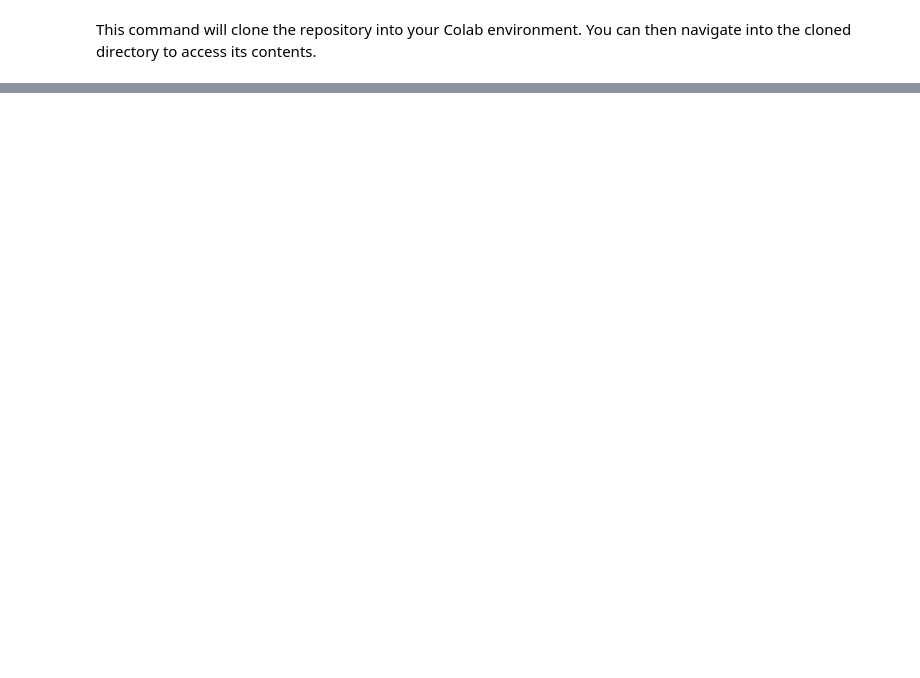
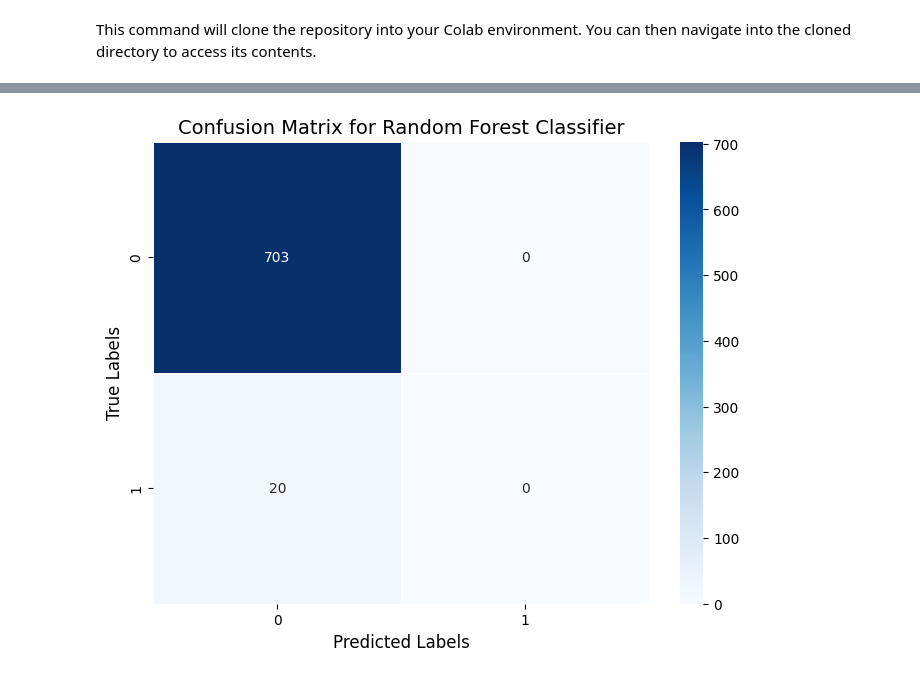
Before and after one commit to Juanchumu/Aprender2016-2024, a Jupyter notebook: notebooks/colab/GeneracionDeCategorias.ipynb, the cells around one changed output, grey strips where cells are left out. Cells and saved outputs as stored; diff of their text form; code cells hidden in the pictures; blank space fills up the shorter version.

Commit message:
modelado en colab

```diff
--- a/notebooks/colab/GeneracionDeCategorias.ipynb
+++ b/notebooks/colab/GeneracionDeCategorias.ipynb
@@ -895,0 +137,2 @@ Passing `palette` without assigning `hue` is deprecated and will be removed in v
+# %%
+df['recuento'] = df['ap01_Abril'] + df['ap01_Agosto'] + df['ap01_Blanco'] + df['ap01_Diciembre'] + df['ap01_Enero'] + df['ap01_Febrero'] + df['ap01_Julio'] + df['ap01_Junio'] + df['ap01_Marzo'] + df['ap01_Mayo'] + df['ap01_Multimarca'] + df['ap01_No_disponible'] + df['ap01_Noviembre'] + df['ap01_Octubre'] + df['ap01_Septiembre']
@@ -895,0 +141,15 @@ Passing `palette` without assigning `hue` is deprecated and will be removed in v
+# %%
+
+
+# Define the features (X) and the target (y)
+columnas_a_eliminar = ['m_rendimiento','l_rendimiento','matematica_suma', 'lengua_suma', 'm_bueno','l_bueno','sector_binario'] + cols_target
+X = df.drop(columns=columnas_a_eliminar)
+y = df['m_rendimiento']
+z = df['l_rendimiento']
+# Split the data into training and testing sets (80% train, 20% test)
+X_train, X_test, y_train, y_test = train_test_split(X, y, test_size=0.2, random_state=42)
+
+print(f"X_train shape: {X_train.shape}")
+print(f"X_test shape: {X_test.shape}")
+print(f"y_train shape: {y_train.shape}")
+print(f"y_test shape: {y_test.shape}")
@@ -895,0 +441,67 @@ Passing `palette` without assigning `hue` is deprecated and will be removed in v
+# %%
+# Split the data into training and testing sets (80% train, 20% test)
+X_train, X_test, y_train, y_test = train_test_split(X, z, test_size=0.2, random_state=42)
+# Initialize the Random Forest Classifier
+rf_classifier = RandomForestClassifier(n_estimators=100, random_state=42) # You can tune n_estimators and other parameters
+
+# Train the model
+rf_classifier.fit(X_train, y_train)
+# Make predictions on the test set
+y_pred_rf = rf_classifier.predict(X_test)
+
+# Evaluate the model
+accuracy_rf = accuracy_score(y_test, y_pred_rf)
+print(f"Accuracy of Random Forest Classifier: {accuracy_rf:.4f}")
+
+print("\nClassification Report:")
+print(classification_report(y_test, y_pred_rf, zero_division=0))
+
+# Calculate the confusion matrix
+cm_rf = confusion_matrix(y_test, y_pred_rf)
+
+# Create a DataFrame for the confusion matrix for better visualization
+df_cm_rf = pd.DataFrame(cm_rf, index=sorted(y_test.unique()), columns=sorted(y_test.unique()))
+
+# Plot the confusion matrix
+plt.figure(figsize=(8, 6))
+sns.heatmap(df_cm_rf,
+            annot=True,
+            fmt='d',
+            cmap='Blues',
+            cbar=True,
+            linewidths=.5,
+            vmax=df_cm_rf.values.max(),
+            annot_kws={"size": 10})
+
+plt.title('Confusion Matrix for Random Forest Classifier', fontsize=14)
+plt.xlabel('Predicted Labels', fontsize=12)
+plt.ylabel('True Labels', fontsize=12)
+plt.show()
+
+
+
+# Get feature importances from the trained Random Forest classifier
+feature_importances_rf = rf_classifier.feature_importances_
+
+# Create a DataFrame to store feature names and their importances
+features_df_rf = pd.DataFrame({
+    'Feature': X_train.columns,
+    'Importance': feature_importances_rf
+})
+
+# Sort the features by importance in descending order
+features_df_rf = features_df_rf.sort_values(by='Importance', ascending=False)
+
+# Display the top 20 most important features
+print("Top 20 Most Important Features for Random Forest:")
+display(features_df_rf.head(20))
+
+# Plot the top 20 most important features
+plt.figure(figsize=(12, 8))
+sns.barplot(x='Importance', y='Feature', data=features_df_rf.head(20), palette='viridis')
+plt.title('Top 20 Most Important Features (Random Forest Classifier)')
+plt.xlabel('Feature Importance')
+plt.ylabel('Feature Name')
+plt.tight_layout()
+plt.show()
+# %% [output]
@@ -895,0 +519 @@ Passing `palette` without assigning `hue` is deprecated and will be removed in v
+[figure, added]
```
Also changed, not shown: parts of 64 cells of this notebook, 1 other file.
